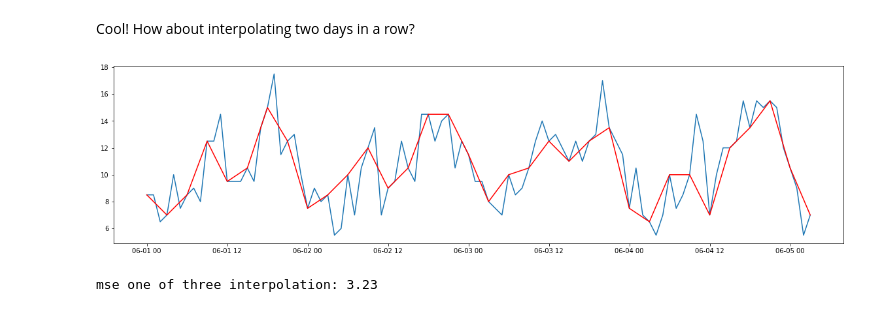
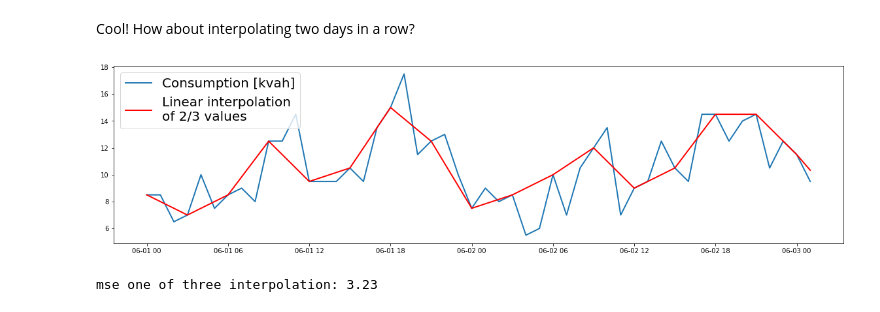
Before and after one commit to arilmad/BI_project, a Jupyter notebook: data_cleanser.ipynb, the cells around one changed output. Cells and saved outputs as stored; diff of their text form; code cells hidden in the pictures.

```diff
--- a/data_cleanser.ipynb
+++ b/data_cleanser.ipynb
@@ -651,11 +657,12 @@ one_of_three_values = subset.loc[one_of_three_days].to_frame().merge(pd.DataFram
 one_of_three_interpolated = one_of_three_values.interpolate(how='linear')
 # %%
 fig, ax = plt.subplots(1,1,figsize=(20,5))
-ax.plot(subset[:100])
-ax.plot(one_of_three_interpolated[:100], c='r')
+ax.plot(subset[:50], lw=2, label='Consumption [kvah]')
+ax.plot(one_of_three_interpolated[:50], c='r', lw=2, label='Linear interpolation\nof 2/3 values')
+ax.legend(prop={'size':20})
 plt.show()
 # %% [output]
-[figure, old version]
+[figure, new version]
 # %%
 mse_one_of_three = mean_squared_error(subset, one_of_three_interpolated)
 print(f'mse one of three interpolation: {mse_one_of_three:.2f}')
```
Also changed, not shown: parts of 20 cells of this notebook, 2 other files.
